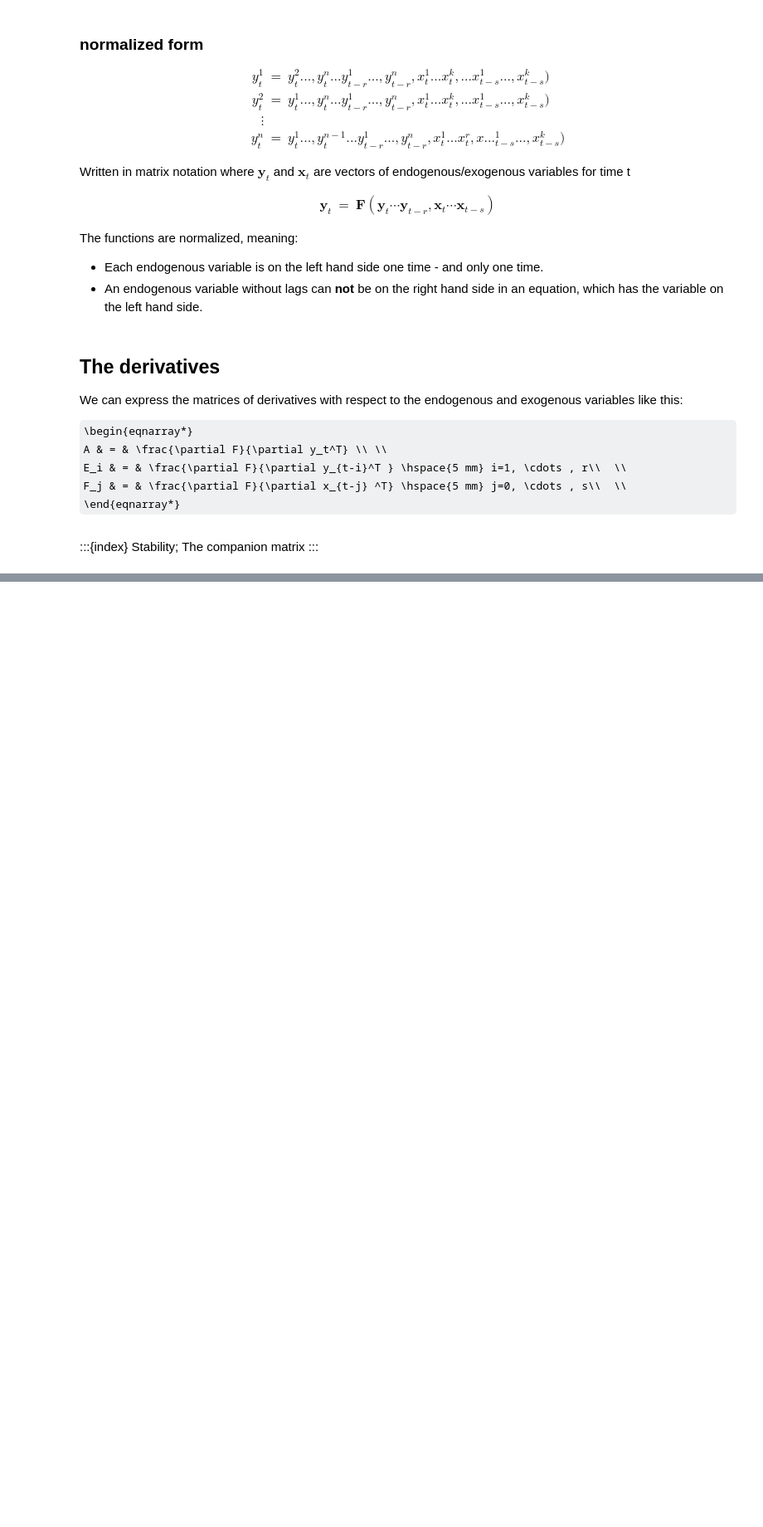
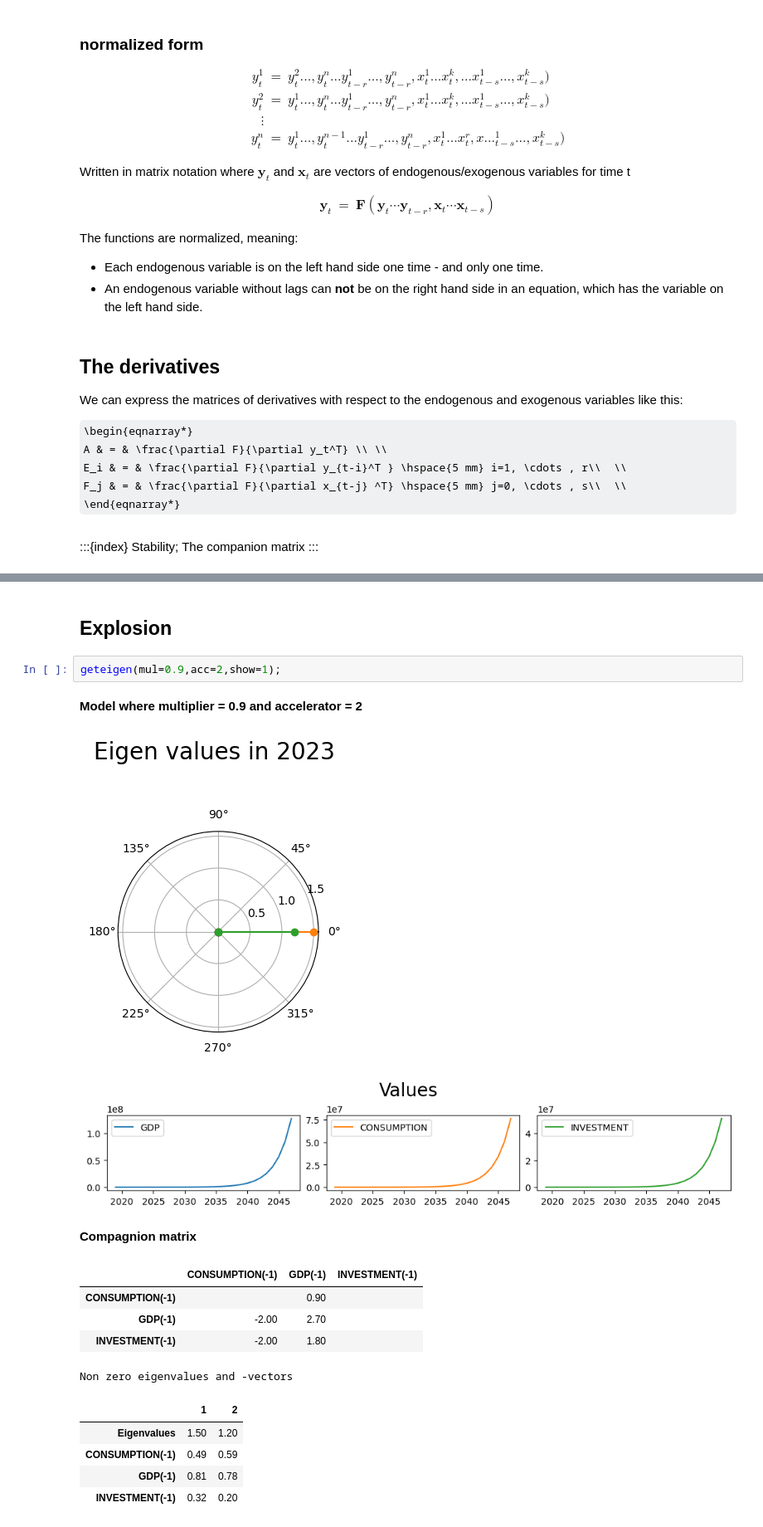
Before and after one commit to IbHansen/modelflow-manual, a Jupyter notebook: papers/addbook/content/stability/stability introduction.ipynb, the cells around one changed output, grey strips where cells are left out. Shown at 83% size. Drawn from its saved outputs; the diff is of its cells as text; some formulas as TeX source; blank space fills up the shorter version.

```diff
--- a/papers/addbook/content/stability/stability introduction.ipynb
+++ b/papers/addbook/content/stability/stability introduction.ipynb
@@ -239,0 +264,19 @@ newton =  calculate_eigen(mul=0.5500,acc=2,years=30,show=0);
+# %% [markdown]
+## Explosion
+# %%
+geteigen(mul=0.9,acc=2,show=1);
+# %% [output]
+**Model where multiplier = 0.9 and accelerator = 2**
+[figure, added]
+[figure, added]
+**Compagnion matrix**
+|  | CONSUMPTION(-1) | GDP(-1) | INVESTMENT(-1) |
+| CONSUMPTION(-1) |  | 0.90 |  |
+| GDP(-1) | -2.00 | 2.70 |  |
+| INVESTMENT(-1) | -2.00 | 1.80 |  |
+Non zero eigenvalues and -vectors
+|  | 1 | 2 |
+| Eigenvalues | 1.50 | 1.20 |
+| CONSUMPTION(-1) | 0.49 | 0.59 |
+| GDP(-1) | 0.81 | 0.78 |
+| INVESTMENT(-1) | 0.32 | 0.20 |
```
Also changed, not shown: parts of 30 cells of this notebook, 2 other files.
